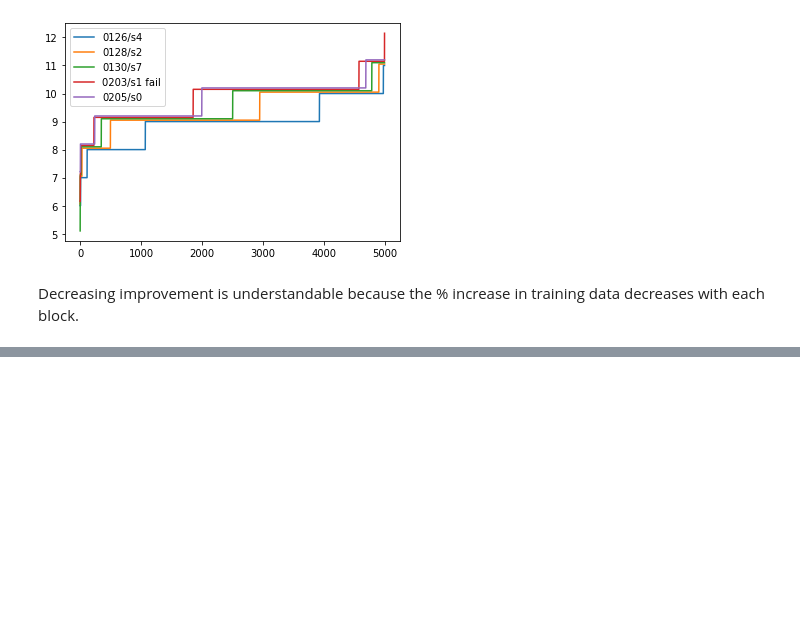
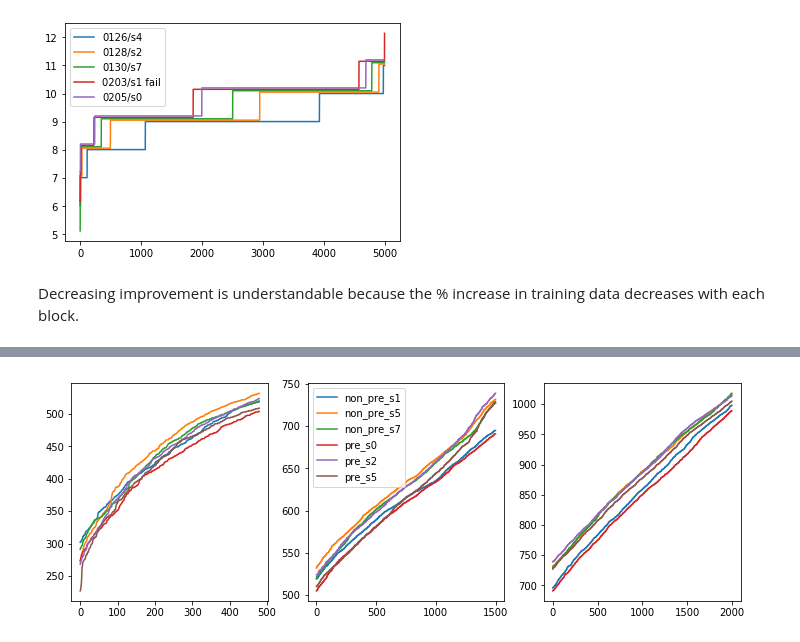
Before and after one commit to fqjin/2048NN, a Jupyter notebook: notebooks/compare_models.ipynb, the cells around one changed output, grey strips where cells are left out. Saved outputs shown, nothing was run; the diff lists cells and outputs as text; code cells hidden in the pictures; blank space fills up the shorter version.

```diff
--- a/notebooks/compare_models.ipynb
+++ b/notebooks/compare_models.ipynb
@@ -423,0 +442,12 @@ Decreasing improvement is understandable because the % increase in training data
+# %%
+plt.figure(figsize=(12, 4))
+plt.subplot(131)
+plt.plot(m_list.T[20:500])
+plt.subplot(132)
+plt.plot(m_list.T[500:2000])
+plt.legend(names)
+plt.subplot(133)
+plt.plot(m_list.T[2000:4000])
+plt.show()
+# %% [output]
+[figure, added]
```
Also changed, not shown: parts of 11 cells of this notebook, 6 other files.
